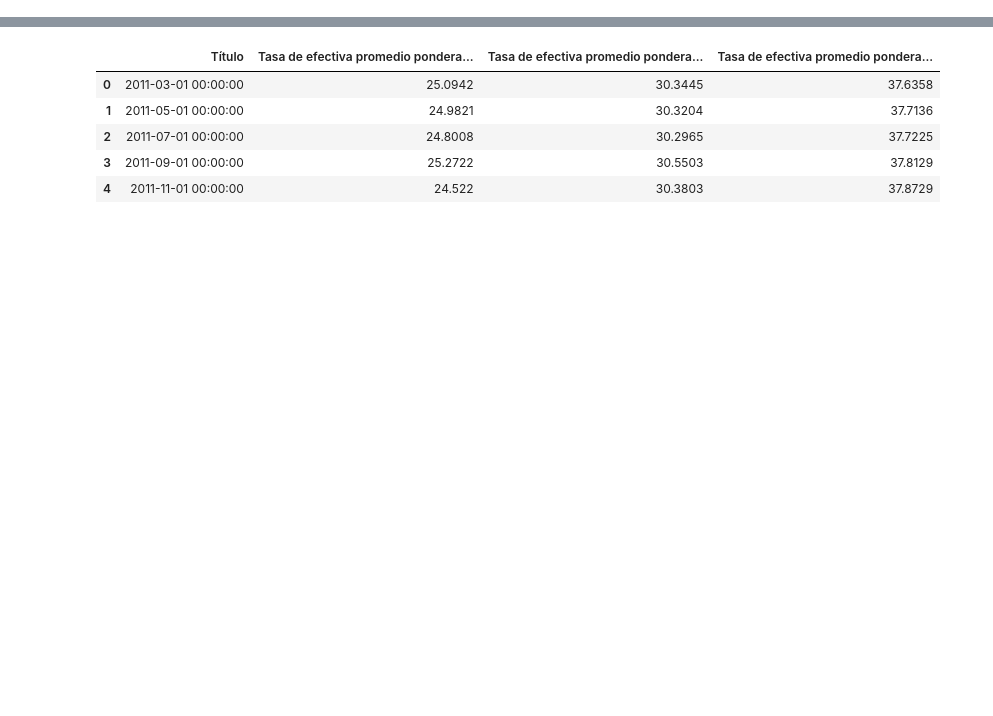
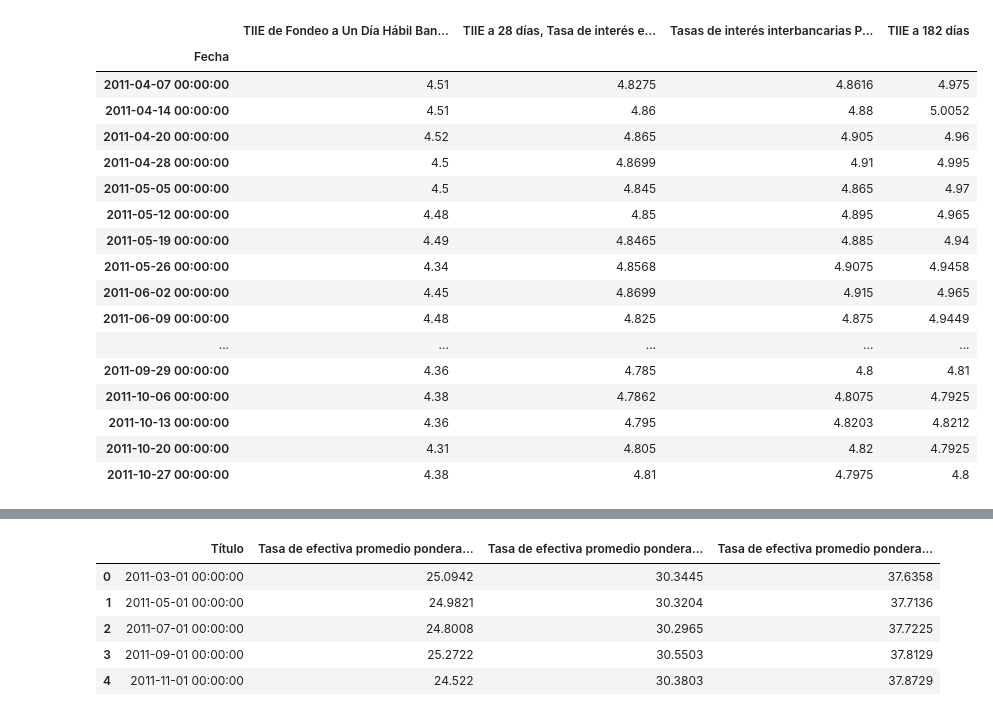
Before and after one commit to heritaco/Data-Mining, a Jupyter notebook: 03-Tasas-de-Interes-al-Consumo/02-explore-data.ipynb, the cells around one changed output, grey strips where cells are left out. Drawn from its saved outputs; the diff is of its cells as text; code cells hidden in the pictures; blank space fills up the shorter version.

```diff
--- a/03-Tasas-de-Interes-al-Consumo/02-explore-data.ipynb
+++ b/03-Tasas-de-Interes-al-Consumo/02-explore-data.ipynb
@@ -28,3 +28,6 @@ dfs = [clean_dataframe(df) for df in dfs]
 
 # Assign cleaned dataframes back to individual variables
 df1, df2, df3, df4, df5, df6, df7, df8, df9, df10, df11, df12 = dfs
+# %%
+# Assign cleaned dataframes back to individual variables
+df1, df2, df3, df4, df5, df6, df7, df8, df9, df10, df11, df12 = dfs
@@ -37,3 +44,12 @@ df1.head()
 | 2 | 2006-01-04 00:00:00 | 8.28 | 8.55 | N/E | N/E | ... |
 | 3 | 2006-01-05 00:00:00 | 8.28 | 8.565 | 8.28 | N/E | ... |
 | 4 | 2006-01-06 00:00:00 | 8.28 | 8.575 | N/E | N/E | ... |
+# %%
+# solo queremos de 2010 en adelante
+
+df1 = df1[df1["Título"] >= "2009-12-30"]
+df1 = df1.reset_index(drop=True) # Se salta del 2009-12-30 al 2010-01-04
+
+df1 = df1[df1["Título"] >= "2010-01-01"]
+df1 = df1.reset_index(drop=True) # Tenemos datos desde el 2010-01-04
+df1.head()
@@ -39,0 +63,4 @@ df1.head()
+# %%
+# todos los valores de la 6 son N/E entonces la borro
+df1 = df1.drop(columns=["Tasas de interés interbancarias Por ciento anual, TIIP a 28 días"])
+df1.head()
@@ -39,0 +100,25 @@ df1.head()
+# %%
+# si dice N/E lo vamos a droppear, solo queremos una fecha al mes y queremos que tenga todos los datos
+
+# droppeamos las filas que tienen N/E
+df1 = df1.replace('N/E', pd.NA).dropna() # Reemplazamos N/E por NA y luego borramos las filas que tengan NA
+df1.head(30)
+# %% [output]
+|  | TIIE de Fondeo a Un Día Hábil Ban... | TIIE a 28 días, Tasa de interés e... | Tasas de interés interbancarias P... | TIIE a 182 días |
+| Fecha |  |  |  |  |
+| 2011-04-07 00:00:00 | 4.51 | 4.8275 | 4.8616 | 4.975 |
+| 2011-04-14 00:00:00 | 4.51 | 4.86 | 4.88 | 5.0052 |
+| 2011-04-20 00:00:00 | 4.52 | 4.865 | 4.905 | 4.96 |
+| 2011-04-28 00:00:00 | 4.5 | 4.8699 | 4.91 | 4.995 |
+| 2011-05-05 00:00:00 | 4.5 | 4.845 | 4.865 | 4.97 |
+| 2011-05-12 00:00:00 | 4.48 | 4.85 | 4.895 | 4.965 |
+| 2011-05-19 00:00:00 | 4.49 | 4.8465 | 4.885 | 4.94 |
+| 2011-05-26 00:00:00 | 4.34 | 4.8568 | 4.9075 | 4.9458 |
+| 2011-06-02 00:00:00 | 4.45 | 4.8699 | 4.915 | 4.965 |
+| 2011-06-09 00:00:00 | 4.48 | 4.825 | 4.875 | 4.9449 |
+| ... | ... | ... | ... | ... |
+| 2011-09-29 00:00:00 | 4.36 | 4.785 | 4.8 | 4.81 |
+| 2011-10-06 00:00:00 | 4.38 | 4.7862 | 4.8075 | 4.7925 |
+| 2011-10-13 00:00:00 | 4.36 | 4.795 | 4.8203 | 4.8212 |
+| 2011-10-20 00:00:00 | 4.31 | 4.805 | 4.82 | 4.7925 |
+| 2011-10-27 00:00:00 | 4.38 | 4.81 | 4.7975 | 4.8 |
```
Also changed, not shown: parts of 9 cells of this notebook, 1 other file.
